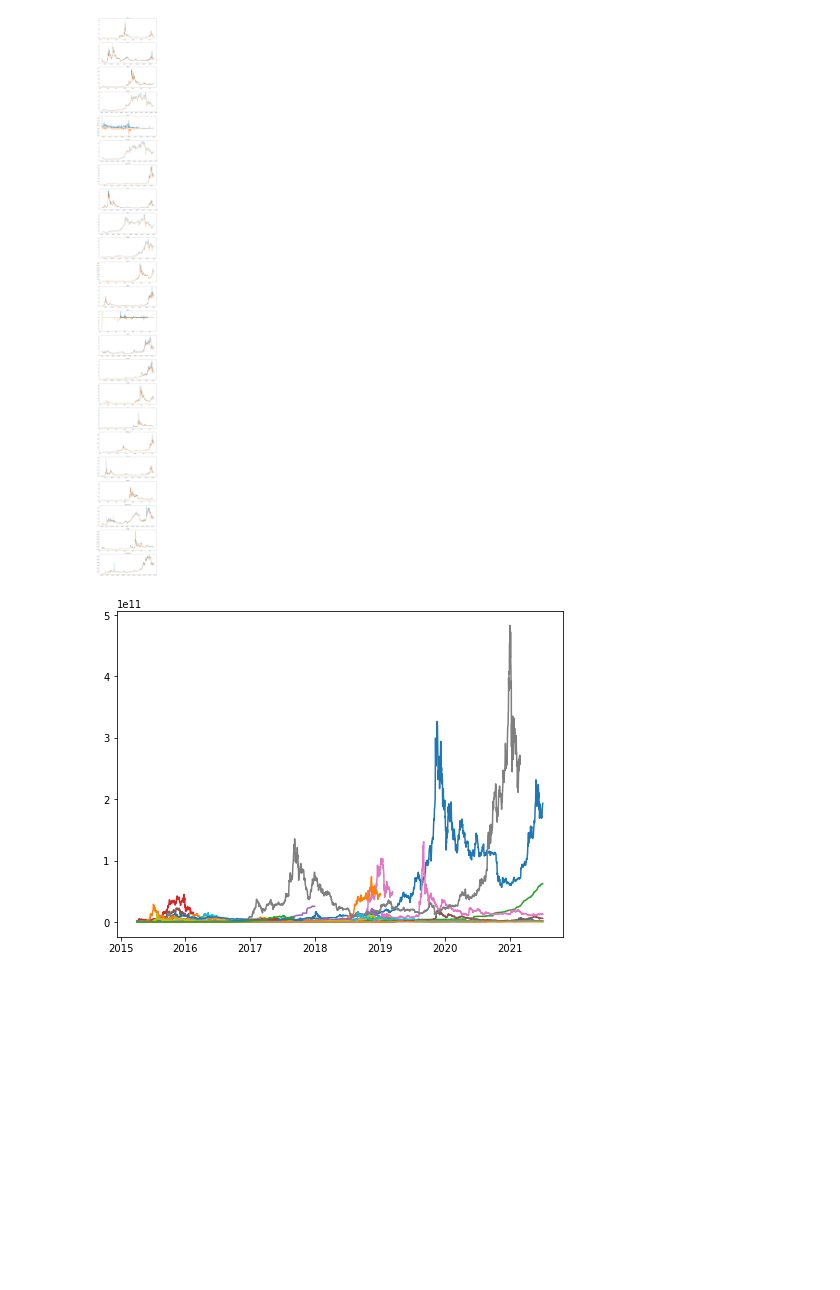
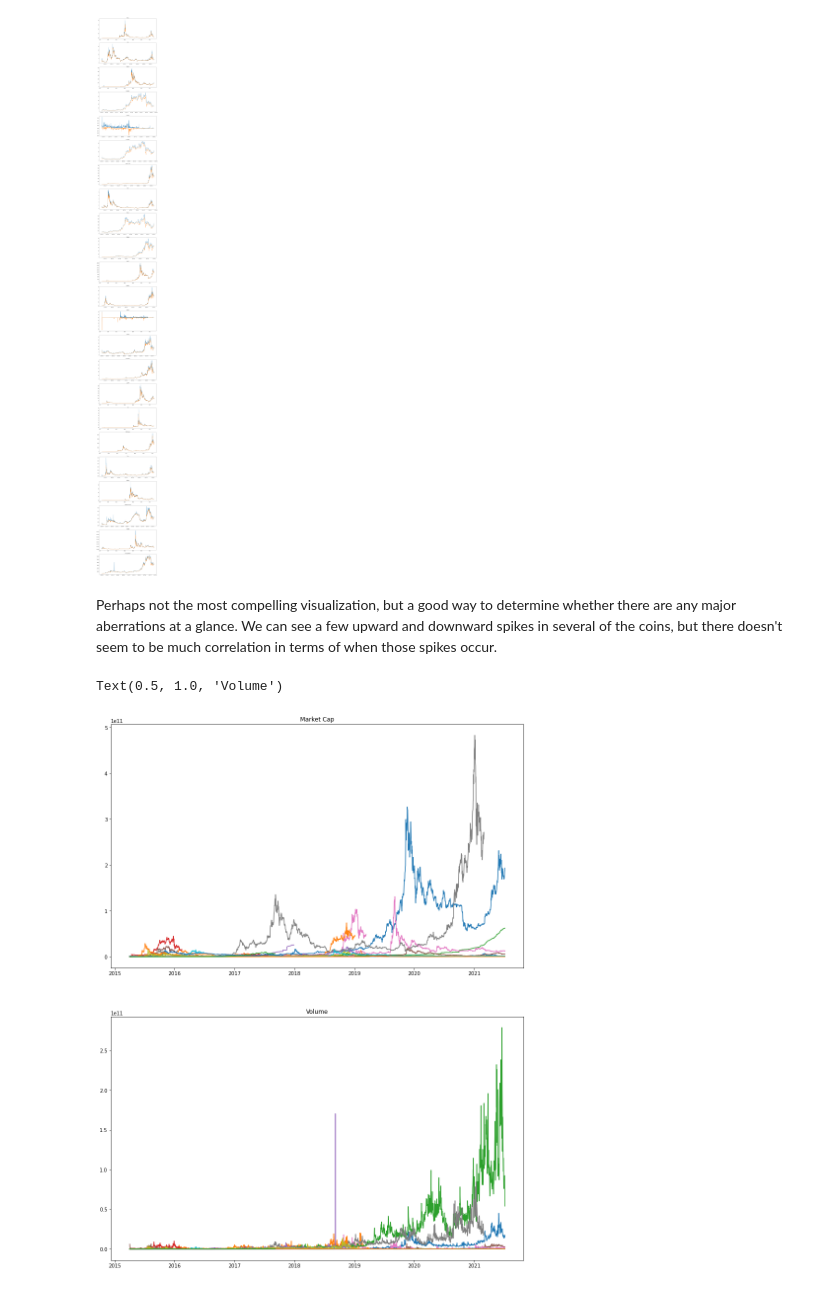
Before and after one commit to JosefinadeSolminihac/project_1, a Jupyter notebook: kaggle_eda_dml.ipynb, the cells around one changed output. Cells and saved outputs as stored; diff of their text form; code cells hidden in the pictures; blank space fills up the shorter version.

Commit message:
Added visualizations of Market Cap and Volume data for all coins.

```diff
--- a/kaggle_eda_dml.ipynb
+++ b/kaggle_eda_dml.ipynb
@@ -82,18 +82,22 @@ for key in list(frame_dict.keys()):
 # %%
 # close the plots
 plt.close("all")
+# %% [markdown]
+Perhaps not the most compelling visualization, but a good way to determine whether there are any major aberrations at a glance. We can see a few upward and downward spikes in several of the coins, but there doesn't seem to be much correlation in terms of when those spikes occur.
 # %%
-fig, ax = plt.subplots(figsize=(8, 6))
+fig, ax = plt.subplots(2, 1, figsize=(15, 20))
 
 # loop through dictionary keys
 for key in list(frame_dict.keys()):
 
-    # transform `Date` column data to datetime64
-    frame_dict[key]["Date"] = pd.to_datetime(frame_dict[list(frame_dict.keys())[0]]["Date"])
+    # plot the market cap as a time series for each coin
+    ax[0].plot(frame_dict[key]["Date"], frame_dict[key]["Marketcap"])
+    ax[1].plot(frame_dict[key]["Date"], frame_dict[key]["Volume"])
 
-    # plot the highs and lows as a time series for each coin
-    ax.plot(frame_dict[key]["Date"], frame_dict[key]["Marketcap"])
+ax[0].set_title("Market Cap")
+ax[1].set_title("Volume")
 # %% [output]
+Text(0.5, 1.0, 'Volume')
-[figure, old version]
+[figure, new version]
 # %%
 # a statistical test with ANOVA
```
